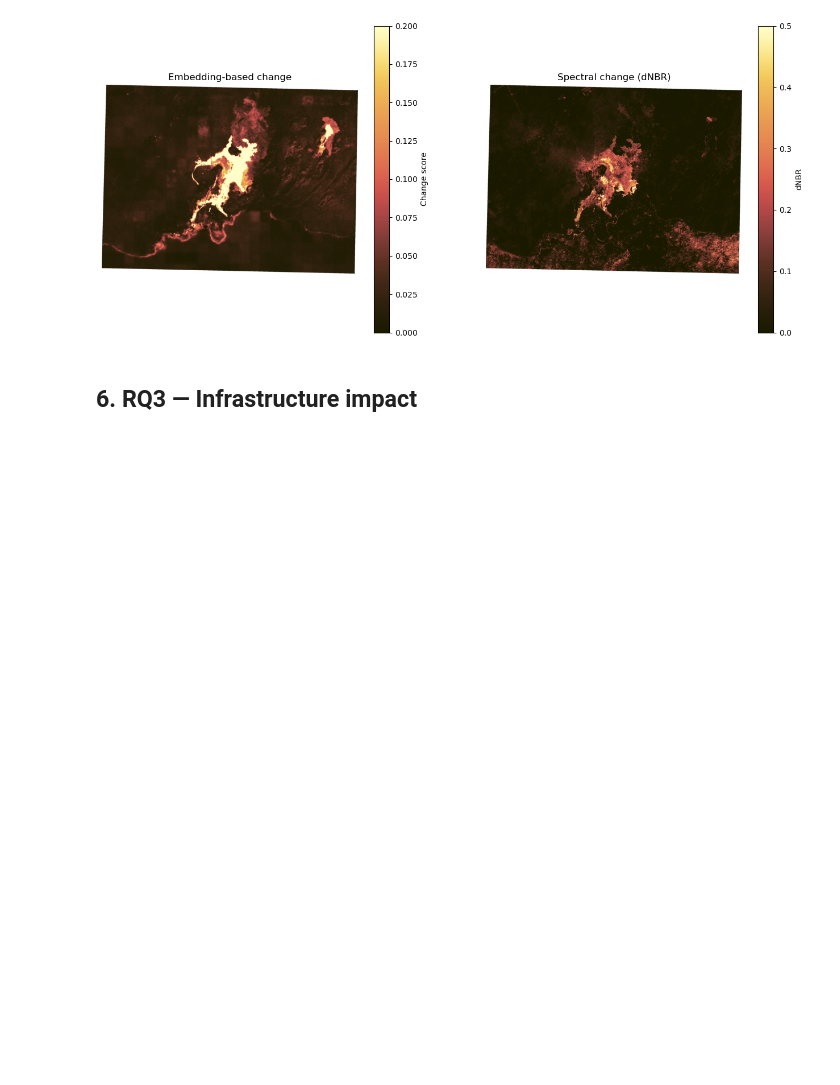
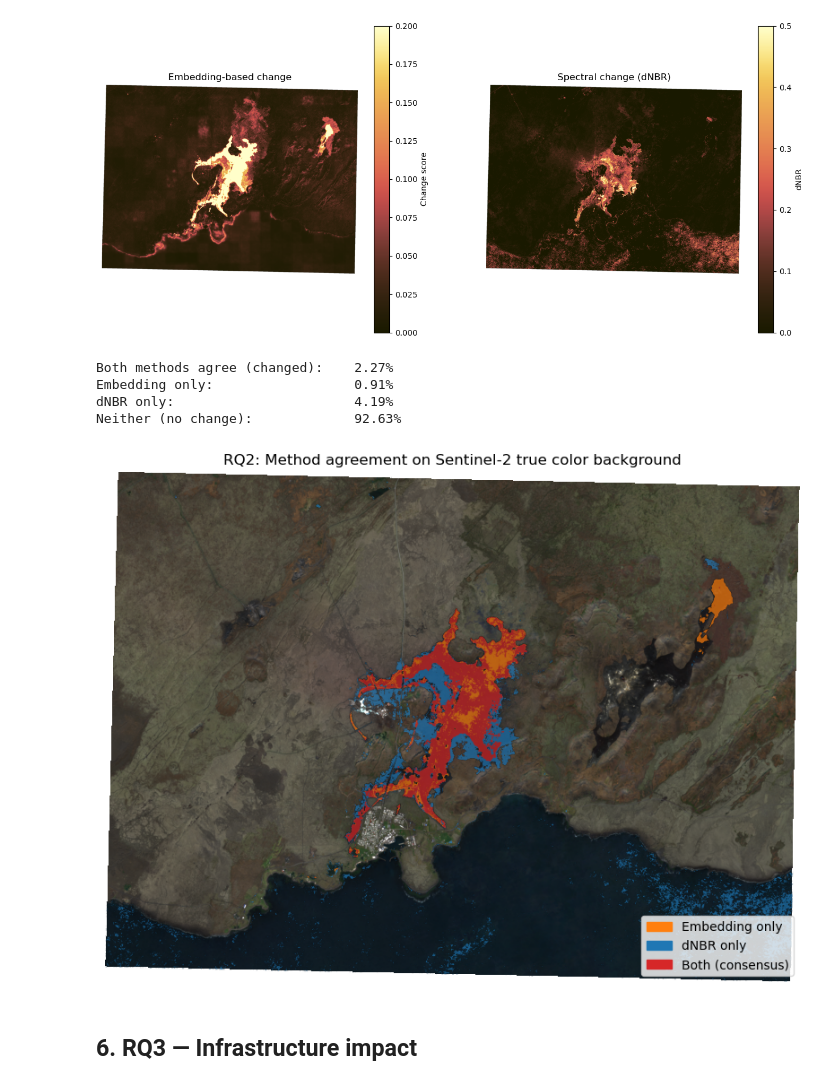
Before and after one commit to lbassf/reykjanes-change-detection, a Jupyter notebook: notebooks/analysis.ipynb, the cells around one changed output. Saved outputs shown, nothing was run; the diff lists cells and outputs as text; code cells hidden in the pictures; blank space fills up the shorter version.

Commit message:
added Method agreement Map in RQ2

```diff
--- a/notebooks/analysis.ipynb
+++ b/notebooks/analysis.ipynb
@@ -239,9 +240,13 @@ dnbr = nbr_2023 - nbr_2024
 print(f"dNBR min: {np.nanmin(dnbr):.4f}")
 print(f"dNBR max: {np.nanmax(dnbr):.4f}")
 
-# Save dNBR raster
+# Save dNBR as GeoTIFF for use in RQ3
 DNBR_MAP_PATH = OUTPUT_DIR / "rq2_dnbr_map.tif"
-dnbr_meta.update(count=1, dtype="float32")
+
+with rasterio.open(S2_2023) as src:
+    dnbr_meta = src.profile
+
+dnbr_meta.update(count=1, dtype="float32", nodata=np.nan)
 
 with rasterio.open(DNBR_MAP_PATH, "w", **dnbr_meta) as dst:
     dst.write(dnbr.astype("float32"), 1)
@@ -265,5 +270,77 @@ fig.savefig(OUTPUT_DIR / "rq2_comparison.png", dpi=300, bbox_inches="tight")
 plt.show()
 # %% [output]
 [figure]
+# %%
+# Binary masks: True where each method detects significant change
+emb_changed  = change_map >= CHANGE_THRESHOLD
+dnbr_changed = dnbr       >= DNBR_THRESHOLD
+
+# Build agreement map: 0=neither, 1=embedding only, 2=dNBR only, 3=both
+agreement = np.zeros_like(change_map, dtype=int)
+agreement[emb_changed  & ~dnbr_changed] = 1
+agreement[~emb_changed &  dnbr_changed] = 2
+agreement[emb_changed  &  dnbr_changed] = 3
+
+# Mask nodata pixels
+agreement = np.where(np.isnan(change_map), -1, agreement)
+
+# Print share of each category
+valid_pixels = ~np.isnan(change_map) & ~np.isnan(dnbr)
+total = valid_pixels.sum()
+both      = ((agreement == 3).sum() / total) * 100
+emb_only  = ((agreement == 1).sum() / total) * 100
+dnbr_only = ((agreement == 2).sum() / total) * 100
+neither   = ((agreement == 0).sum() / total) * 100
+
+print(f"Both methods agree (changed):    {both:.2f}%")
+print(f"Embedding only:                  {emb_only:.2f}%")
+print(f"dNBR only:                       {dnbr_only:.2f}%")
+print(f"Neither (no change):             {neither:.2f}%")
+
+# --- Visualization ---
+
+# Load Sentinel-2 true color (Red, Green, Blue) as background
+with rasterio.open(S2_2024) as src:
+    band_names = list(src.descriptions)
+    red   = src.read(band_names.index("B4") + 1).astype(float)
+    green = src.read(band_names.index("B3") + 1).astype(float)
+    blue  = src.read(band_names.index("B2") + 1).astype(float)
+
+def normalize(array, vmax):
+    """Clip and scale an array to 0-1 for display."""
+    return np.clip(array, 0, vmax) / vmax
+
+red_n   = normalize(red,   3000)
+green_n = normalize(green, 3000)
+blue_n  = normalize(blue,  3000)
+true_color = np.dstack((red_n, green_n, blue_n))
+
+# Hide "Neither" and nodata so background shows through
+agreement_visible = np.where(agreement >= 1, agreement, np.nan)
+
+# Plot: true color background, then agreement on top
+cmap = ListedColormap(["tab:orange", "tab:blue", "tab:red"])
+
+fig, ax = plt.subplots(figsize=(10, 8))
+ax.imshow(true_color)
+ax.imshow(agreement_visible, cmap=cmap, vmin=1, vmax=3, alpha=0.7)
+
+legend_handles = [
+    mpatches.Patch(color="tab:orange", label="Embedding only"),
+    mpatches.Patch(color="tab:blue",   label="dNBR only"),
+    mpatches.Patch(color="tab:red",    label="Both (consensus)")
+]
+ax.legend(handles=legend_handles, loc="lower right")
+
+ax.set_title("RQ2: Method agreement on Sentinel-2 true color background")
+ax.axis("off")
+fig.savefig(OUTPUT_DIR / "rq2_agreement_map.png", dpi=300, bbox_inches="tight")
+plt.show()
+# %% [output]
+Both methods agree (changed):    2.27%
+Embedding only:                  0.91%
+dNBR only:                       4.19%
+Neither (no change):             92.63%
+[figure, added]
 # %% [markdown]
 ## 6. RQ3 — Infrastructure impact
```
Also changed, not shown: parts of 5 cells of this notebook.
